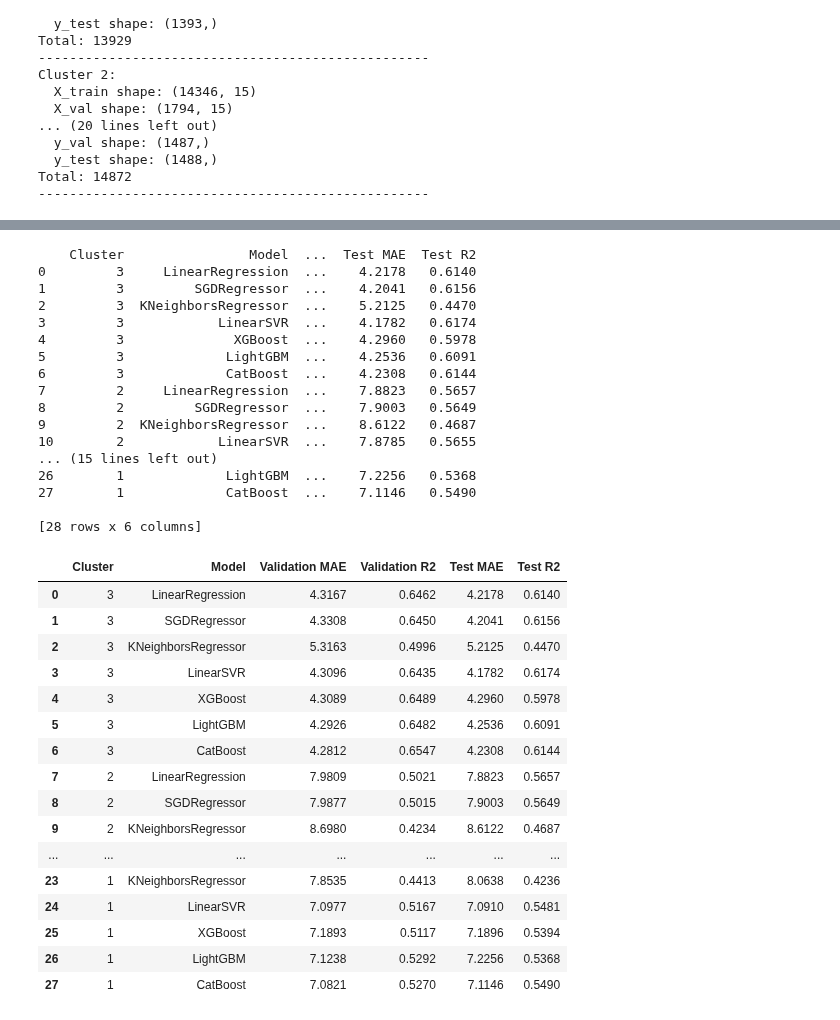
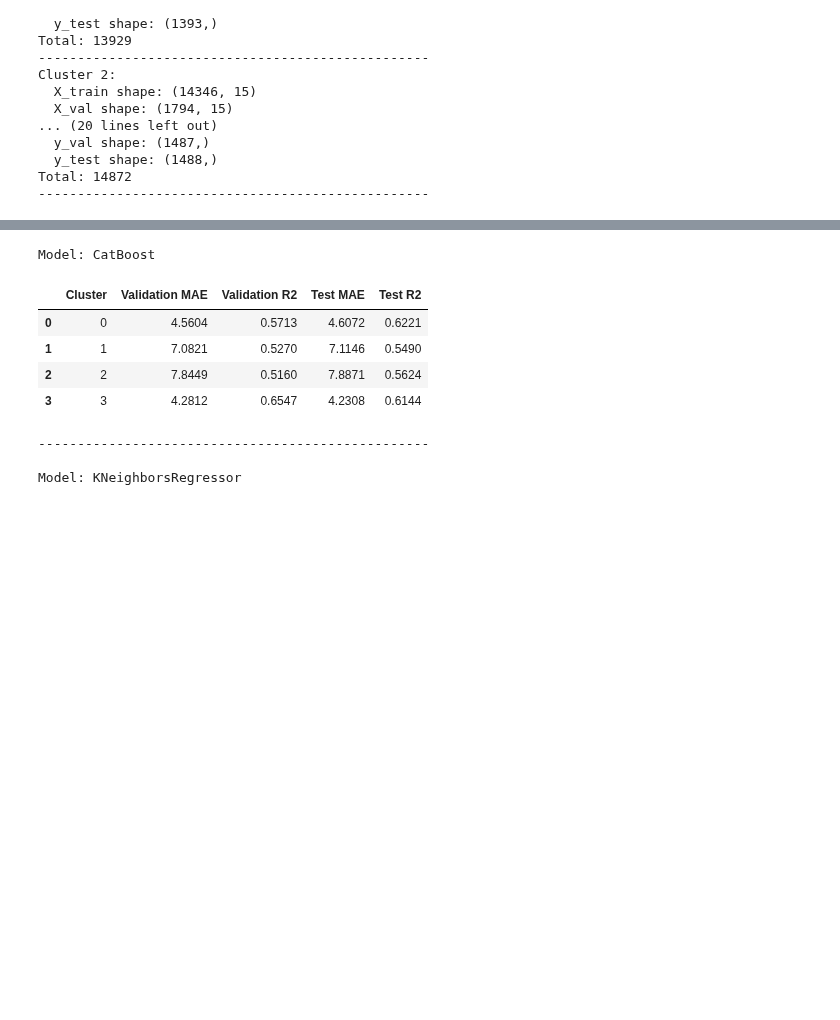
Before and after one commit to sammig6i/NBA-Fantasy-Points-Prediction, a Jupyter notebook: notebooks/predictive_models.ipynb, the cells around one changed output, grey strips where cells are left out. Cells and saved outputs as stored; diff of their text form; code cells hidden in the pictures; blank space fills up the shorter version.

Commit message:
XGBoost training

```diff
--- a/notebooks/predictive_models.ipynb
+++ b/notebooks/predictive_models.ipynb
@@ -371,17 +344,14 @@ Fitting 5 folds for each of 9 candidates, totalling 45 fits
 # %%
-# Plotting the metrics
 for metric in ['val_mae', 'val_r2', 'test_mae', 'test_r2']:
     plt.figure(figsize=(10, 6))
-    for cluster_label in metrics.keys():
-        values = [metrics[cluster_label][model][metric] for model in models.keys()]
-        sns.lineplot(x=list(models.keys()), y=values, label=f'Cluster {cluster_label}', marker='o')
+    for model in models.keys():
+        values = [metrics[cluster_label][model][metric] for cluster_label in metrics.keys()]
+        sns.lineplot(x=list(metrics.keys()), y=values, label=f'{model}', marker='o')
 
-    plt.title(f'{metric.upper()} Comparison Across Models and Clusters')
+    plt.title(f'{metric.upper()} Comparison Across Clusters for Each Model')
     plt.xticks(rotation=45, ha='right')
     plt.ylabel(metric.upper())
-    plt.xlabel('Models')
-    plt.legend(title='Cluster')
+    plt.xlabel('Clusters')
+    plt.legend(title='Model')
     plt.show()
-
-print("Training and evaluation complete.")
 # %% [output]
@@ -393,60 +360,49 @@ Training and evaluation complete.
 # %%
 data = []
 
 # Iterate through the metrics dictionary and collect the data
 for cluster_label, models_metrics in metrics.items():
     for model_name, scores in models_metrics.items():
         data.append({
             'Cluster': cluster_label,
             'Model': model_name,
             'Validation MAE': scores['val_mae'],
             'Validation R2': scores['val_r2'],
             'Test MAE': scores['test_mae'],
             'Test R2': scores['test_r2']
         })
 
 # Create a DataFrame from the data
 df_metrics = pd.DataFrame(data)
 
-# Display the DataFrame in a table format
+# Sort the DataFrame by 'Model' and 'Cluster'
+df_metrics = df_metrics.sort_values(by=['Model', 'Cluster'])
+
+# Group by 'Model' and display mini tables for each model
+grouped = df_metrics.groupby('Model')
+
+# Set the display format for floats
 pd.set_option('display.float_format', lambda x: '%.4f' % x)
-print(df_metrics)
 
-# Optionally, display the DataFrame in a Jupyter notebook with a pretty table
+# Display mini tables in a compact, two-column format
 import IPython.display as display
-display.display(df_metrics)
+for model_name, group in grouped:
+    print(f"Model: {model_name}")
+
+    # Create a compact display
+    compact_table = pd.concat([group[['Cluster', 'Validation MAE', 'Validation R2']].reset_index(drop=True),
+                               group[['Test MAE', 'Test R2']].reset_index(drop=True)], axis=1)
+    compact_table.columns = ['Cluster', 'Validation MAE', 'Validation R2', 'Test MAE', 'Test R2']
+
+    display.display(compact_table)
+    print("\n" + "-"*50 + "\n")
 # %% [output]
-    Cluster                Model  ...  Test MAE  Test R2
-0         3     LinearRegression  ...    4.2178   0.6140
-1         3         SGDRegressor  ...    4.2041   0.6156
-2         3  KNeighborsRegressor  ...    5.2125   0.4470
-3         3            LinearSVR  ...    4.1782   0.6174
-4         3              XGBoost  ...    4.2960   0.5978
-5         3             LightGBM  ...    4.2536   0.6091
-6         3             CatBoost  ...    4.2308   0.6144
-7         2     LinearRegression  ...    7.8823   0.5657
-8         2         SGDRegressor  ...    7.9003   0.5649
-9         2  KNeighborsRegressor  ...    8.6122   0.4687
-10        2            LinearSVR  ...    7.8785   0.5655
-... (15 lines left out)
-26        1             LightGBM  ...    7.2256   0.5368
-27        1             CatBoost  ...    7.1146   0.5490
-
-[28 rows x 6 columns]
+Model: CatBoost
-|  | Cluster | Model | Validation MAE | Validation R2 | Test MAE | Test R2 |
-| 0 | 3 | LinearRegression | 4.3167 | 0.6462 | 4.2178 | 0.6140 |
-| 1 | 3 | SGDRegressor | 4.3308 | 0.6450 | 4.2041 | 0.6156 |
-| 2 | 3 | KNeighborsRegressor | 5.3163 | 0.4996 | 5.2125 | 0.4470 |
-| 3 | 3 | LinearSVR | 4.3096 | 0.6435 | 4.1782 | 0.6174 |
-| 4 | 3 | XGBoost | 4.3089 | 0.6489 | 4.2960 | 0.5978 |
-| 5 | 3 | LightGBM | 4.2926 | 0.6482 | 4.2536 | 0.6091 |
-| 6 | 3 | CatBoost | 4.2812 | 0.6547 | 4.2308 | 0.6144 |
-| 7 | 2 | LinearRegression | 7.9809 | 0.5021 | 7.8823 | 0.5657 |
-| 8 | 2 | SGDRegressor | 7.9877 | 0.5015 | 7.9003 | 0.5649 |
-| 9 | 2 | KNeighborsRegressor | 8.6980 | 0.4234 | 8.6122 | 0.4687 |
-| ... | ... | ... | ... | ... | ... | ... |
-| 23 | 1 | KNeighborsRegressor | 7.8535 | 0.4413 | 8.0638 | 0.4236 |
-| 24 | 1 | LinearSVR | 7.0977 | 0.5167 | 7.0910 | 0.5481 |
-| 25 | 1 | XGBoost | 7.1893 | 0.5117 | 7.1896 | 0.5394 |
-| 26 | 1 | LightGBM | 7.1238 | 0.5292 | 7.2256 | 0.5368 |
-| 27 | 1 | CatBoost | 7.0821 | 0.5270 | 7.1146 | 0.5490 |
+|  | Cluster | Validation MAE | Validation R2 | Test MAE | Test R2 |
+| 0 | 0 | 4.5604 | 0.5713 | 4.6072 | 0.6221 |
+| 1 | 1 | 7.0821 | 0.5270 | 7.1146 | 0.5490 |
+| 2 | 2 | 7.8449 | 0.5160 | 7.8871 | 0.5624 |
+| 3 | 3 | 4.2812 | 0.6547 | 4.2308 | 0.6144 |
+--------------------------------------------------
+
+Model: KNeighborsRegressor
```
Also changed, not shown: parts of 19 cells of this notebook.
